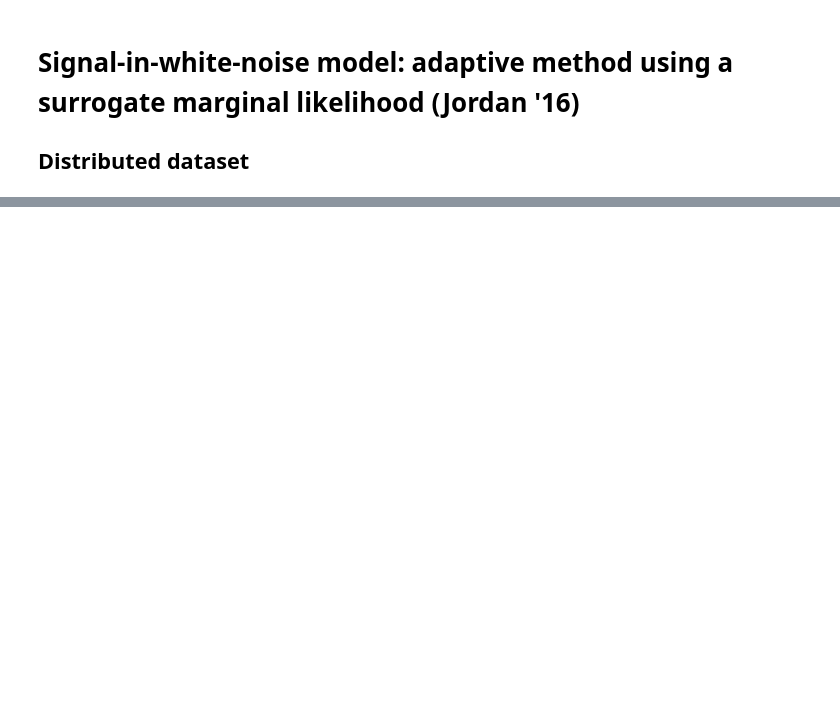
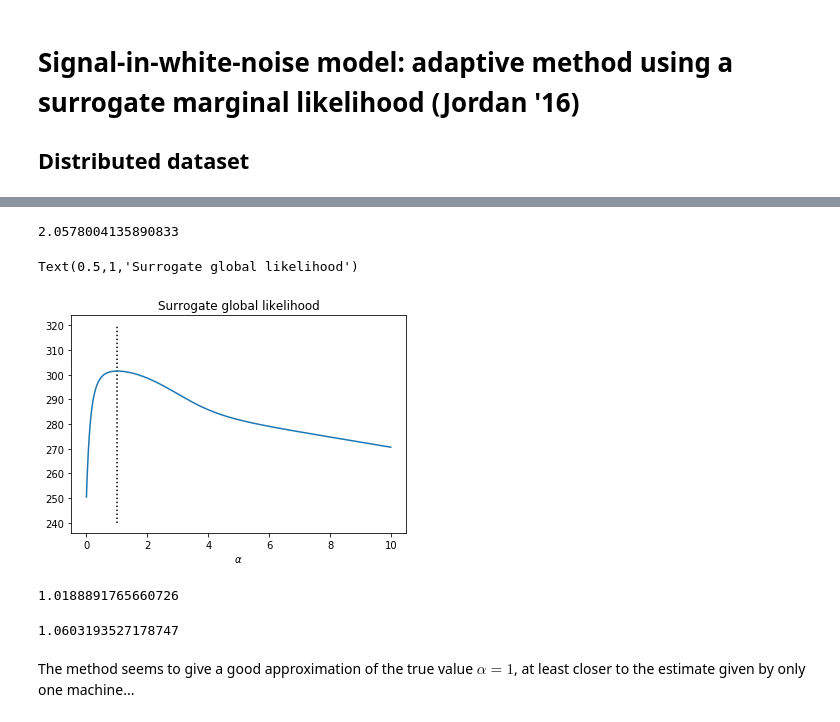
Before and after one commit to JTT94/distributed_posteriors, a Jupyter notebook: notebooks/adaptive_surrogate.ipynb, the cells around one changed output, grey strips where cells are left out. Drawn from its saved outputs; the diff is of its cells as text; code cells hidden in the pictures; blank space fills up the shorter version.

Commit message:
implementation of a distributed adaptive method

```diff
--- a/notebooks/adaptive_surrogate.ipynb
+++ b/notebooks/adaptive_surrogate.ipynb
@@ -68,0 +127,42 @@ $$ \mathcal{L}'_m(\bar\alpha) = \sum_{j=1}^{m} \mathcal{L}'_j(\bar\alpha) $$
+# %%
+# Surrogate global marginal likelihood
+
+compensator = deriv_surrogate_marg(data, 0, alpha_bar) - sum([deriv_surrogate_marg(data, j, alpha_bar) for j in range(m)])/m
+
+def surrogate_global(data, alpha):
+
+    l = local_marg_ll(data,0,alpha) - alpha*compensator
+
+    return l
+# %%
+compensator
+# %% [output]
+2.0578004135890833
+# %%
+# Find the maxinmum of the surrogate global marginal likelihood
+
+optim = minimize_scalar(lambda x: -surrogate_global(data,x), bounds=(0.01,5))
+
+alpha_hat = optim.x
+# %%
+X = np.arange(0,10,0.01)
+Y = [surrogate_global(data,x) for x in X]
+
+plt.figure()
+plt.plot(X,Y)
+plt.vlines(x=alpha_hat, ymin=240, ymax=320, linestyle="dotted")
+plt.xlabel(r"$\alpha$")
+plt.title("Surrogate global likelihood")
+# %% [output]
+Text(0.5,1,'Surrogate global likelihood')
+[figure, added]
+# %%
+alpha_hat
+# %% [output]
+1.0188891765660726
+# %%
+alpha_bar
+# %% [output]
+1.0603193527178747
+# %% [markdown]
+The method seems to give a good approximation of the true value $\alpha = 1$, at least closer to the estimate given by only one machine...
```
Also changed, not shown: parts of 10 cells of this notebook.
